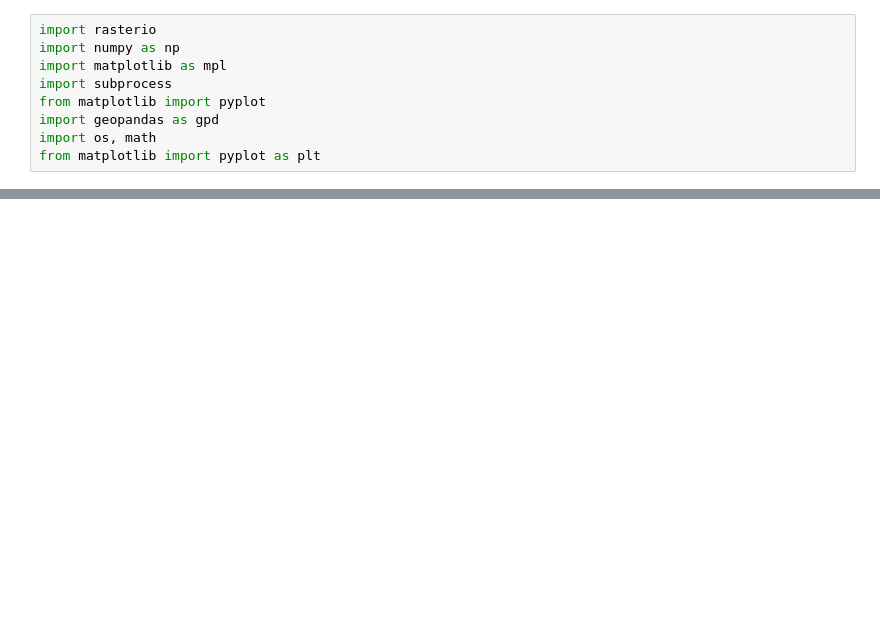
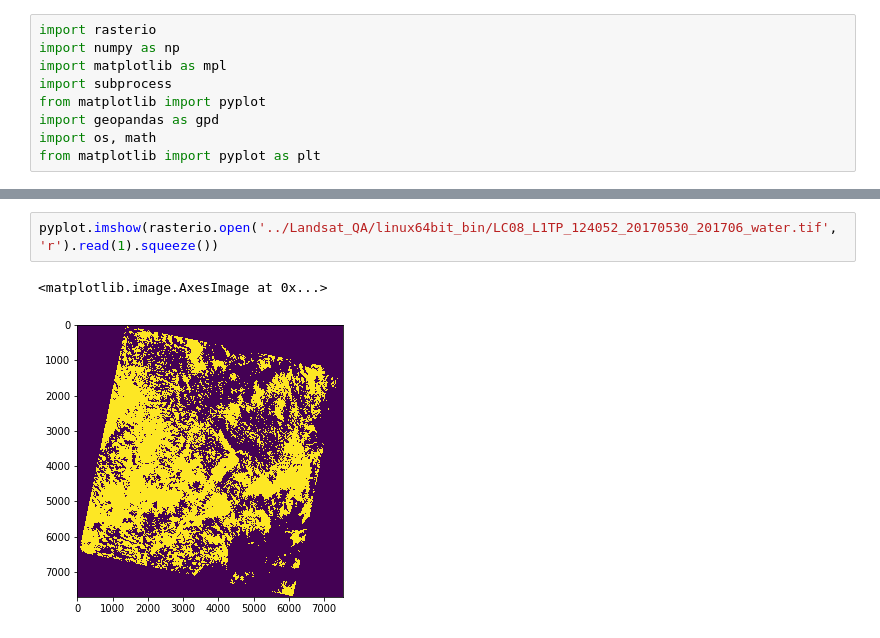
Before and after one commit to Hydroviet/Landsat-Imagery, a Jupyter notebook: BQA_Simulator.ipynb, the cells around one changed output, grey strips where cells are left out. Cells and saved outputs as stored; diff of their text form; blank space fills up the shorter version.

```diff
--- a/BQA_Simulator.ipynb
+++ b/BQA_Simulator.ipynb
@@ -55,0 +32,5 @@ pyplot.imshow(_bqa)
+# %%
+pyplot.imshow(rasterio.open('../Landsat_QA/linux64bit_bin/LC08_L1TP_124052_20170530_201706_water.tif', 'r').read(1).squeeze())
+# %% [output]
+<matplotlib.image.AxesImage at 0x...>
+[figure, added]
```
Also changed, not shown: parts of 11 cells of this notebook, 2 other files.
